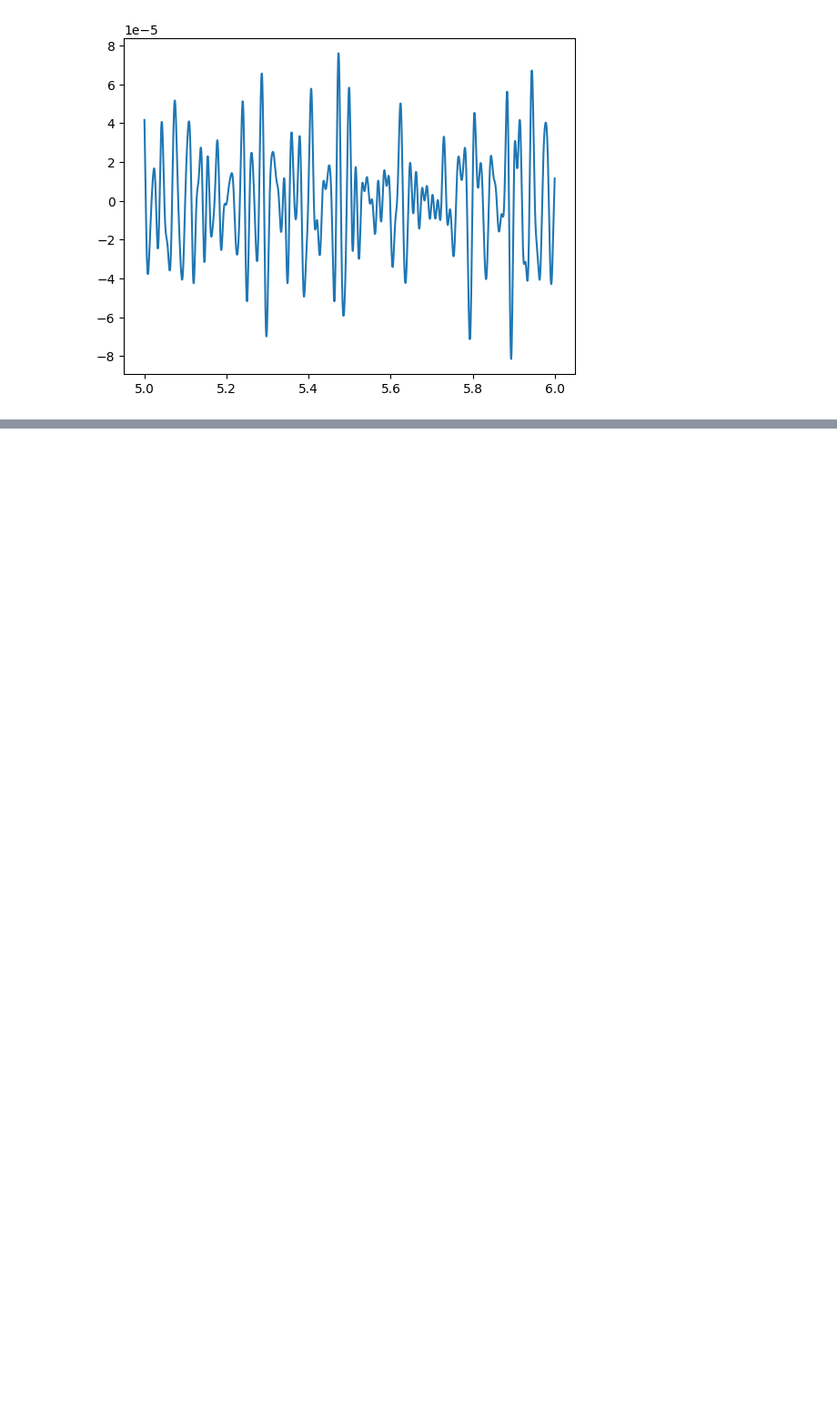
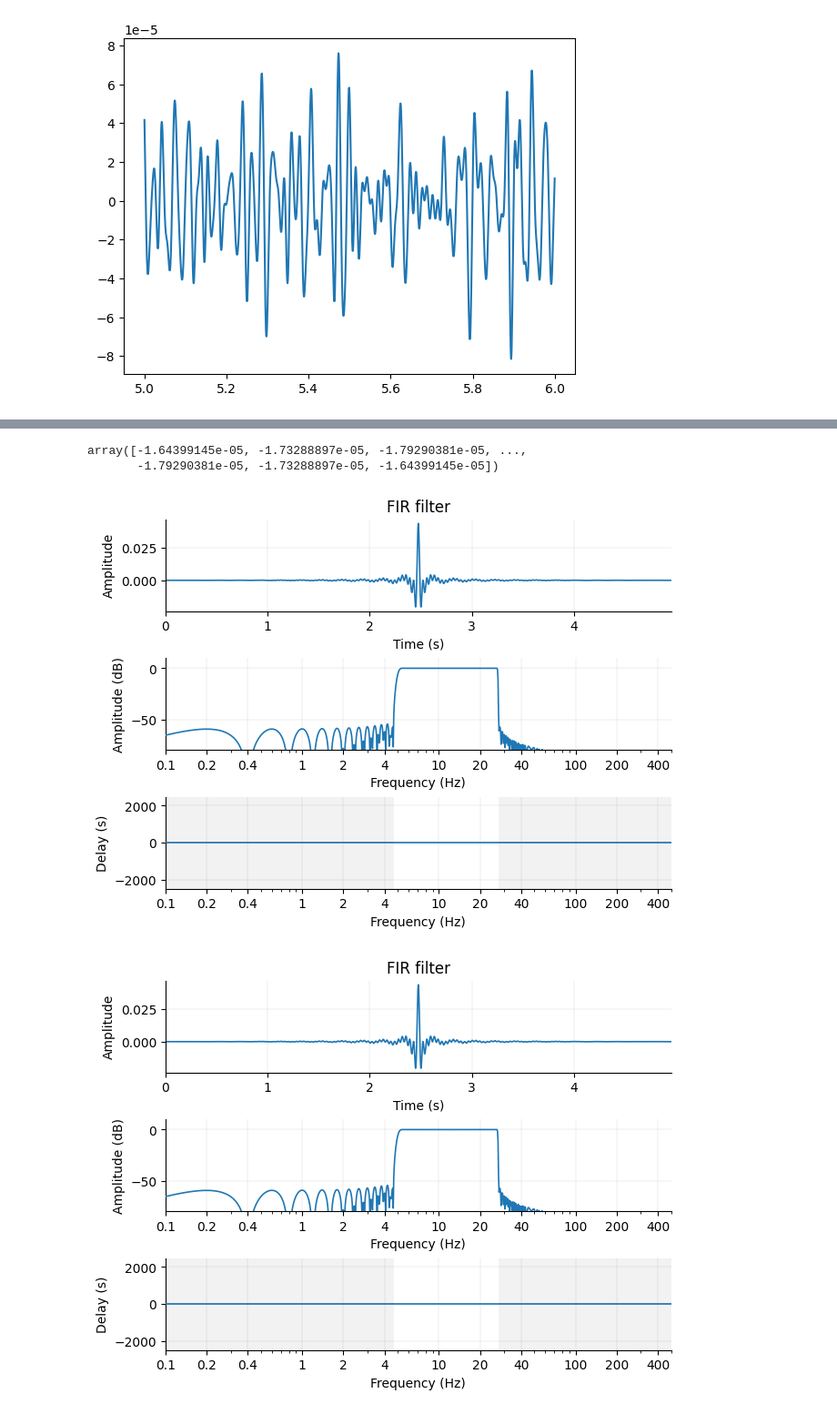
Before and after one commit to AngCamp/CampbellMurphy2024, a Jupyter notebook: PowerBandFilters/mne_filter_design_1500hz.ipynb, the cells around one changed output, grey strips where cells are left out. Shown: that part at 91% size. Saved outputs shown, nothing was run; the diff lists cells and outputs as text; code cells hidden in the pictures; blank space fills up the shorter version.

```diff
--- a/PowerBandFilters/mne_filter_design_1500hz.ipynb
+++ b/PowerBandFilters/mne_filter_design_1500hz.ipynb
@@ -224,0 +229,11 @@ plt.show()
+# %%
+sharpwave_componenet_8to40band_1500hz_filter = mne.filter.create_filter(
+    lfp_ca1_1500hz[0:15000, 0],
+    sfreq=1500,
+    l_freq=8,
+    h_freq=40,
+    filter_length="auto",
+    h_trans_bandwidth=1.0,
+    l_trans_bandwidth=1.0,
+    fir_design="firwin",
+)
@@ -224,0 +253,10 @@ plt.show()
+# %%
+sharpwave_componenet_8to40band_1500hz_filter
+# %% [output]
+array([-1.64399145e-05, -1.73288897e-05, -1.79290381e-05, ...,
+       -1.79290381e-05, -1.73288897e-05, -1.64399145e-05])
+# %%
+plot_filter(sharpwave_componenet_8to40band_1500hz_filter, sfreq=1000)
+# %% [output]
+[figure, added]
+[figure, added]
```
Also changed, not shown: parts of 4 cells of this notebook, 2 other files.
